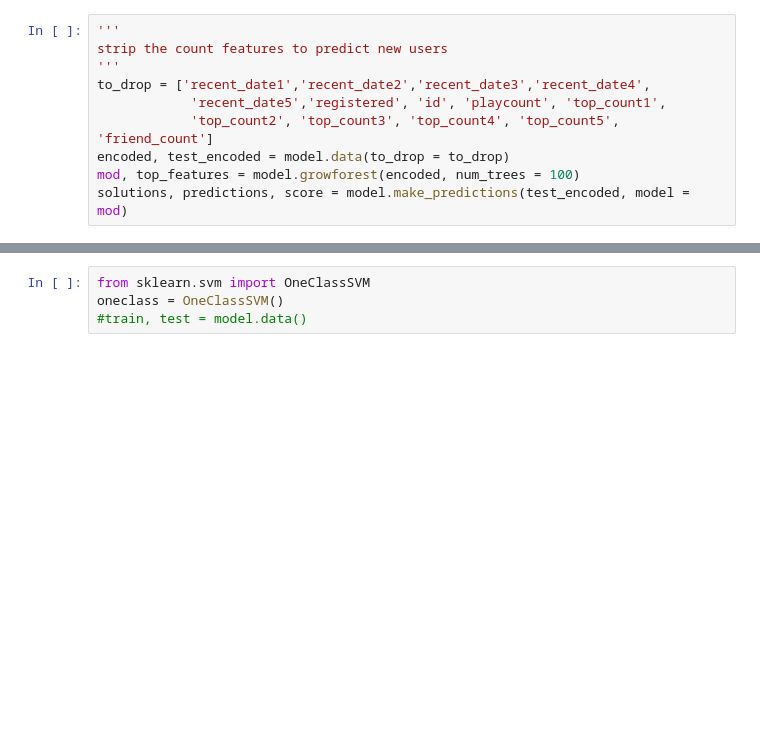
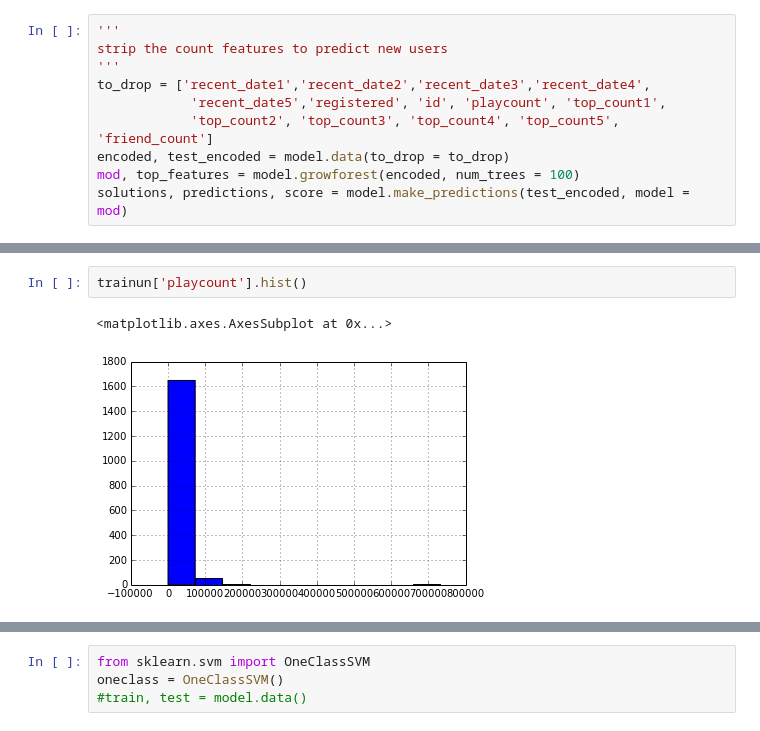
Before and after one commit to paulsef/zipfianpersonalproject, a Jupyter notebook: Untitled0.ipynb, the cells around one changed output, grey strips where cells are left out. Cells and saved outputs as stored; diff of their text form; blank space fills up the shorter version.

```diff
--- a/Untitled0.ipynb
+++ b/Untitled0.ipynb
@@ -86,3 +88,8 @@ BdbQuit:
+# %%
+trainun['playcount'].hist()
+# %% [output]
+<matplotlib.axes.AxesSubplot at 0x...>
+[figure, added]
 # %%
 '''
 build model on invented class distribution
```
Also changed, not shown: parts of 3 cells of this notebook, 1 other file.
